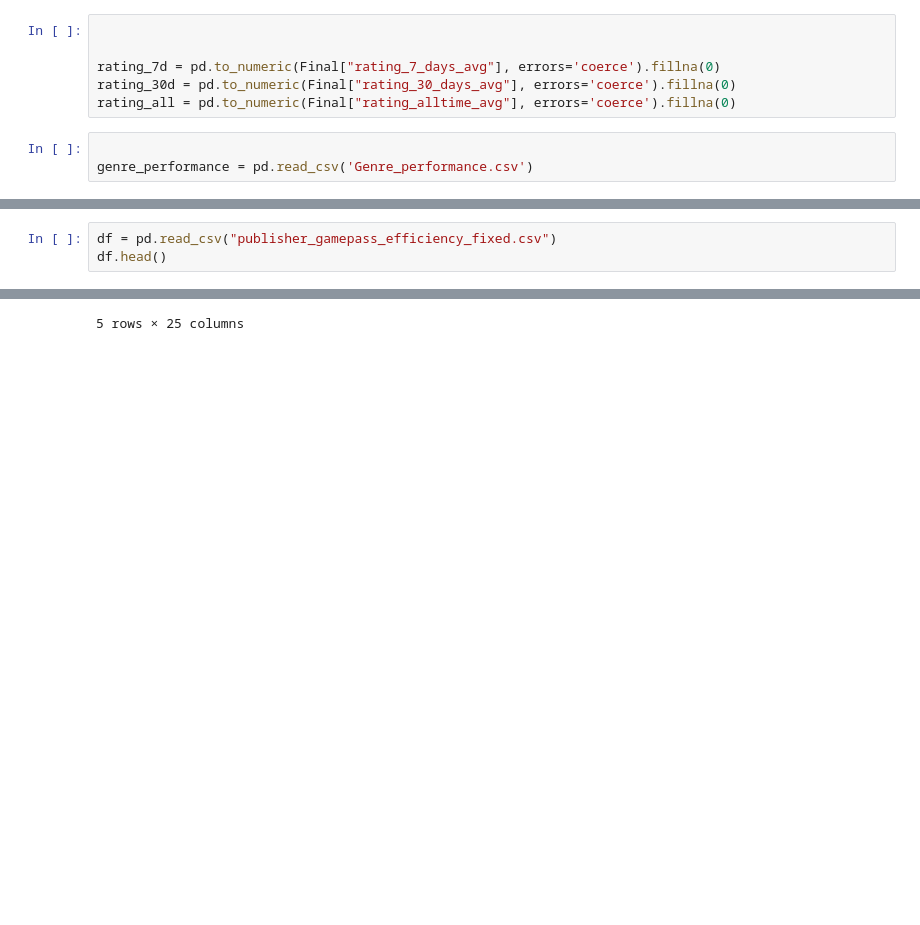
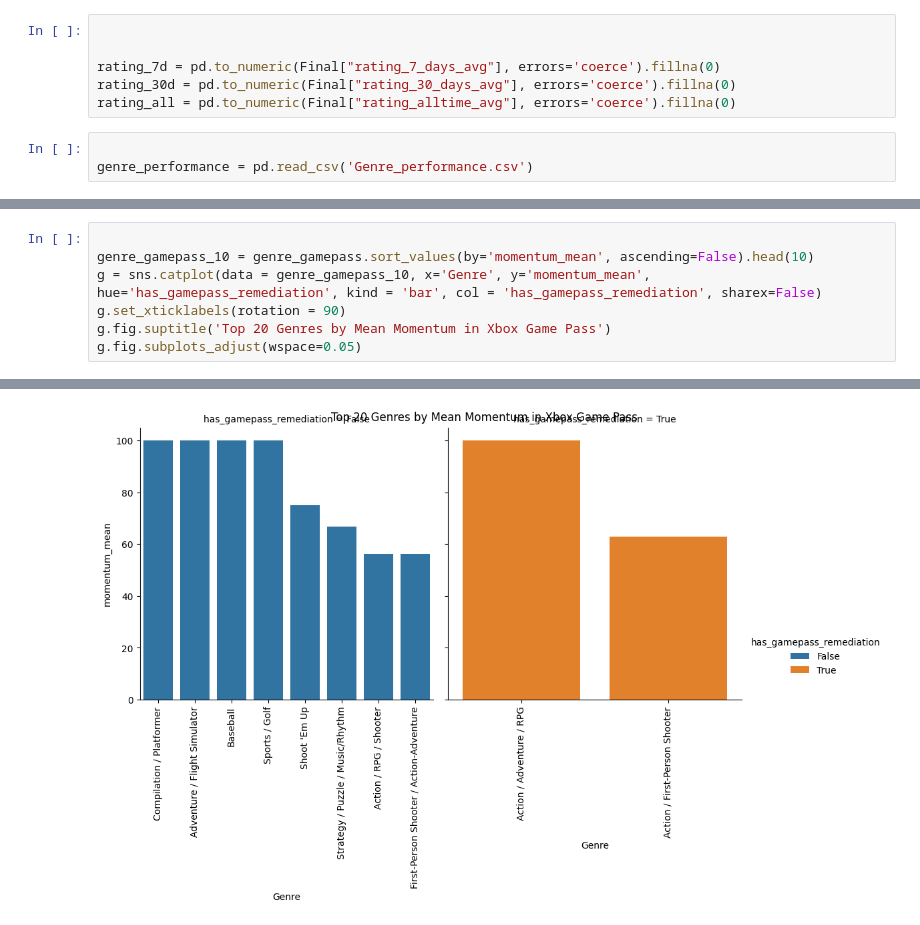
Before and after one commit to Doggo21345/xbox-gamepass-analytics, a Jupyter notebook: Data_Prep.ipynb, the cells around one changed output, grey strips where cells are left out. Saved outputs shown, nothing was run; the diff lists cells and outputs as text; blank space fills up the shorter version.

```diff
--- a/Data_Prep.ipynb
+++ b/Data_Prep.ipynb
@@ -744,4 +760,8 @@ sns.relplot(data = genre_gamepass, x='Genre', y='Momentum_median', hue='Game Pas
 # %%
-df = pd.read_csv("publisher_gamepass_efficiency_fixed.csv")
-df.head()
+
+genre_gamepass_10 = genre_gamepass.sort_values(by='momentum_mean', ascending=False).head(10)
+g = sns.catplot(data = genre_gamepass_10, x='Genre', y='momentum_mean', hue='has_gamepass_remediation', kind = 'bar', col = 'has_gamepass_remediation', sharex=False)
+g.set_xticklabels(rotation = 90)
+g.fig.suptitle('Top 20 Genres by Mean Momentum in Xbox Game Pass')
+g.fig.subplots_adjust(wspace=0.05)
 # %% [output]
@@ -754 +768 @@ df.head()
-5 rows × 25 columns
+[figure, added]
```
Also changed, not shown: parts of 13 cells of this notebook, 6 other files.
